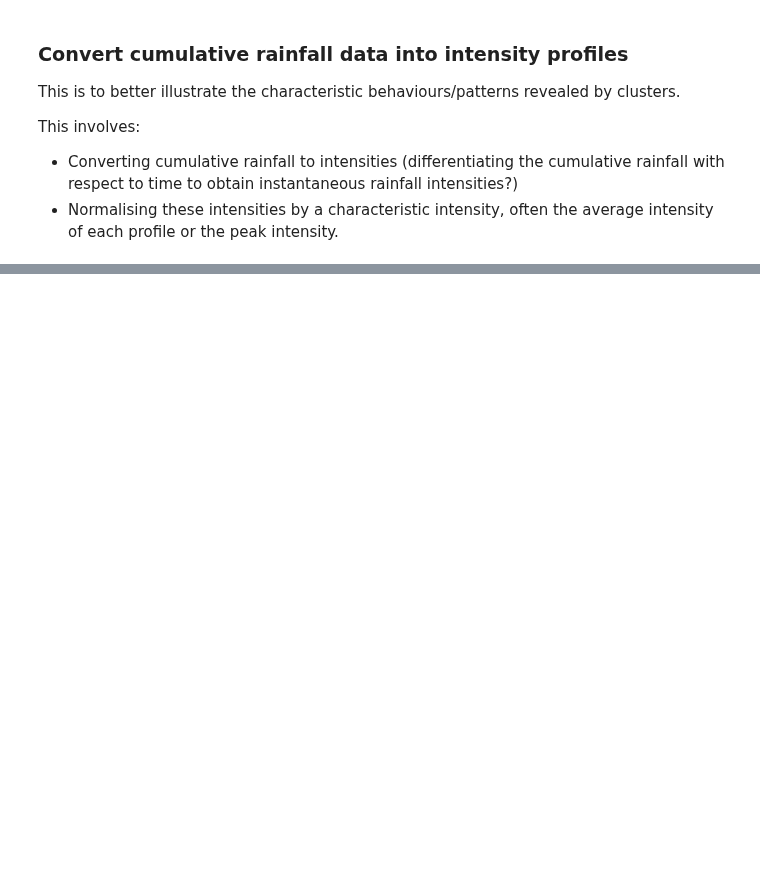
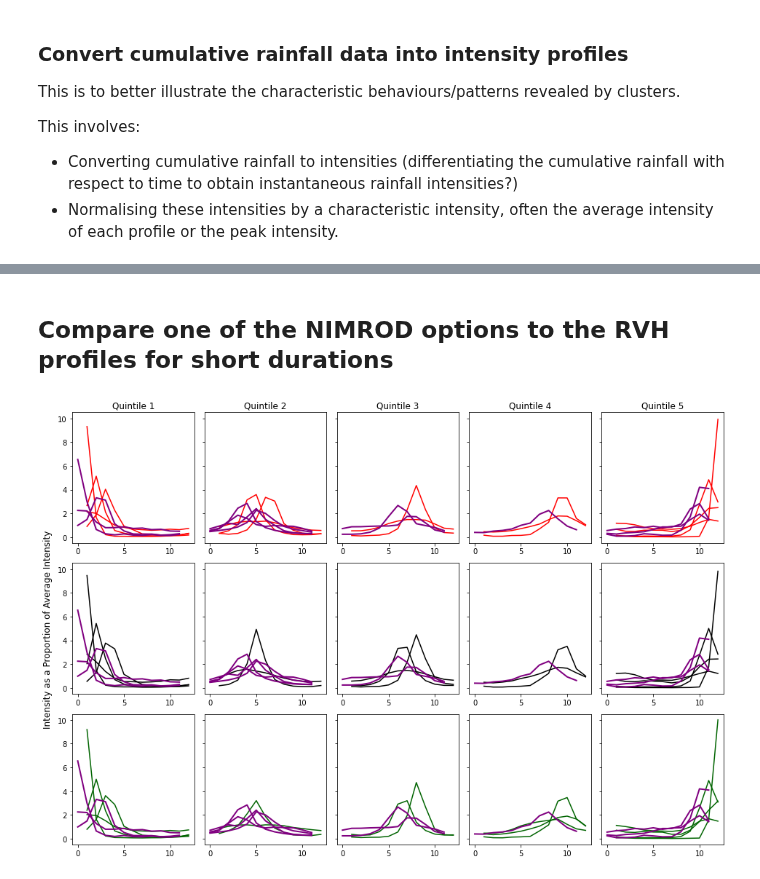
Before and after one commit to masher92/UKCP18, a Jupyter notebook: FindIndependentRainfallEvents/CreateDimensionlessProfiles-CompareNIMRODs.ipynb, the cells around one changed output, grey strips where cells are left out. Cells and saved outputs as stored; diff of their text form; code cells hidden in the pictures; blank space fills up the shorter version.

```diff
--- a/FindIndependentRainfallEvents/CreateDimensionlessProfiles-CompareNIMRODs.ipynb
+++ b/FindIndependentRainfallEvents/CreateDimensionlessProfiles-CompareNIMRODs.ipynb
@@ -289,0 +69,37 @@ plt.show()
+# %% [markdown]
+## Compare one of the NIMROD options to the RVH profiles for short durations
+# %%
+# Read in profiles
+rvh_profiles = pd.read_csv("../CatchmentAnalysis/CreateSyntheticRainfallEvents/ObservedProfiles/kmeans_15clustersPerDur.csv")
+# # Just keep prain (proportion of rainfall in each timestep)
+rvh_profiles = rvh_profiles[rvh_profiles['Variable'] == 'irain']
+rvh_profiles = rvh_profiles[rvh_profiles['Duration'] == '[2:10 - 6:45) hr']
+# %%
+# Create the subplots (one row with 5 columns)
+fig, axs = plt.subplots(ncols=5, nrows=3, figsize=(13, 9), sharey=True)
+
+# Plot profiles for a specific number of clusters
+plot_profiles(axs, "NIMROD/NIMROD_1km_unfiltered_profiles", "NIMROD/NIMROD_1km_unfiltered_durations_for_profiles",
+               "NIMROD/NIMROD_1km_unfiltered_volumes_for_profiles",  "NIMROD/NIMROD_1km_unfiltered_real_durations_for_profiles",
+              15,0 ,color='red', linestyle='solid')
+plot_profiles(axs, "NIMROD/NIMROD_1km_filtered_100_profiles", "NIMROD/NIMROD_1km_filtered_100_durations_for_profiles",
+               "NIMROD/NIMROD_1km_filtered_100_volumes_for_profiles",  "NIMROD/NIMROD_1km_filtered_100_real_durations_for_profiles",
+              15,1 ,color='black', linestyle='solid')
+plot_profiles(axs, "NIMROD/NIMROD_1km_filtered_300_profiles", "NIMROD/NIMROD_1km_filtered_300_durations_for_profiles",
+               "NIMROD/NIMROD_1km_filtered_300_volumes_for_profiles",  "NIMROD/NIMROD_1km_filtered_300_real_durations_for_profiles",
+              15,2 ,color='darkgreen', linestyle='solid')
+
+for cluster_num in range(1,14):
+    cluster1=rvh_profiles[rvh_profiles['Cluster']==cluster_num]
+    cluster1 = cluster1[:-2]
+    quintile_with_max_value = find_quintile_with_max_value(np.array(cluster1['Mean']))
+    axs[0,quintile_with_max_value].plot(range(len(cluster1)),cluster1['Mean'], linewidth = 2, color='purple')
+    axs[1,quintile_with_max_value].plot(range(len(cluster1)),cluster1['Mean'], linewidth = 2, color='purple')
+    axs[2,quintile_with_max_value].plot(range(len(cluster1)),cluster1['Mean'], linewidth = 2, color='purple')
+
+# Adjust the layout
+fig.tight_layout()
+fig.supylabel('Intensity as a Proportion of Average Intensity', x=-0.01)
+plt.show()
+# %% [output]
+[figure, added]
```
Also changed, not shown: parts of 22 cells of this notebook.
